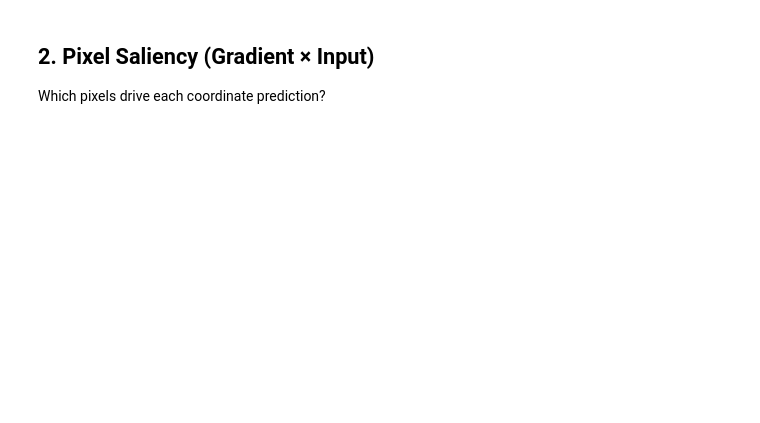
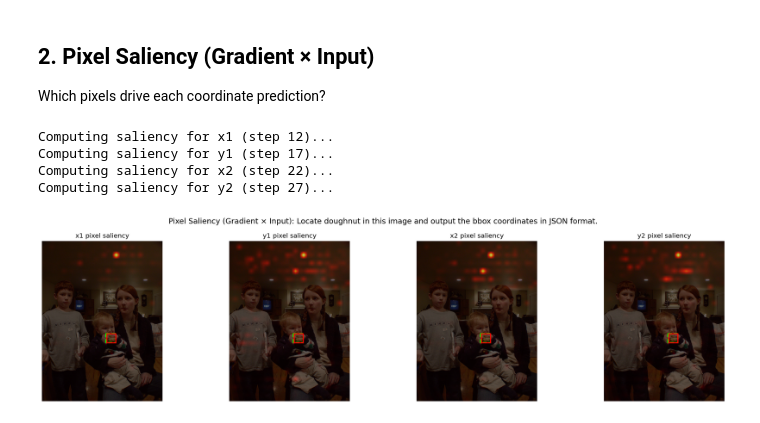
Before and after one commit to DanielShalam/qwen3-vl-grounding, a Jupyter notebook: notebooks/coordinate_analysis.ipynb, the cells around one changed output. Saved outputs shown, nothing was run; the diff lists cells and outputs as text; code cells hidden in the pictures; blank space fills up the shorter version.

```diff
--- a/notebooks/coordinate_analysis.ipynb
+++ b/notebooks/coordinate_analysis.ipynb
@@ -184,13 +196,16 @@ if coord_ranges:
 Which pixels drive each coordinate prediction?
 # %%
 def compute_pixel_saliency(model, processor, image, prompt_text, target_step, records):
-    """Compute gradient-based pixel saliency for a specific generation step."""
+    """Compute patch-level gradient saliency, mapped to image space."""
     messages = [{'role': 'user', 'content': [
         {'type': 'image', 'image': image},
         {'type': 'text', 'text': prompt_text},
     ]}]
     text = processor.apply_chat_template(messages, tokenize=False, add_generation_prompt=True)
     inputs = processor(text=[text], images=[image], return_tensors='pt').to(model.device)
+
+    grid_thw = inputs['image_grid_thw'][0]  # [T, H, W]
+    grid_h, grid_w = grid_thw[1].item(), grid_thw[2].item()
 
     generated_ids = torch.tensor([[r['token_id'] for r in records[:target_step + 1]]], device=model.device)
     input_ids = torch.cat([inputs['input_ids'], generated_ids], dim=-1)
@@ -211,16 +226,17 @@ def compute_pixel_saliency(model, processor, image, prompt_text, target_step, re
         print('  Warning: no gradient on pixel_values')
         return None
 
-    grad = pixel_values.grad.detach().cpu().float()
-    pix = pixel_values.detach().cpu().float()
-    saliency = (grad * pix).abs().squeeze()
-    if saliency.dim() == 3:
-        saliency = saliency.mean(dim=0)
-    elif saliency.dim() == 1:
-        side = int(np.sqrt(saliency.shape[0] / 3))
-        if side * side * 3 == saliency.shape[0]:
-            saliency = saliency.reshape(3, side, side).mean(dim=0)
-    return saliency.numpy()
+    # Gradient magnitude per patch: (1200, 1536) -> (1200,)
+    grad_magnitude = pixel_values.grad.detach().cpu().float().abs().mean(dim=-1)
+
+    # Reshape to spatial grid: (1200,) -> (40, 30)
+    saliency = grad_magnitude[:grid_h * grid_w].reshape(grid_h, grid_w).numpy()
+
+    # Resize to image dimensions
+    saliency = np.array(Image.fromarray(saliency).resize(
+        (image.width, image.height), Image.BILINEAR))
+
+    return saliency
 # %%
 # Compute saliency for each coordinate's first digit
 if coord_ranges:
@@ -235,31 +251,47 @@ if coord_ranges:
 
     for col, name in enumerate(['x1', 'y1', 'x2', 'y2']):
         ax = axes[col]
         ax.imshow(image)
 
         if name in coord_ranges:
             target_step = coord_ranges[name][0]
             print(f'Computing saliency for {name} (step {target_step})...')
 
             try:
                 saliency = compute_pixel_saliency(model, processor, image, prompt_text, target_step, records)
                 if saliency is not None:
                     sal_resized = np.array(Image.fromarray(saliency).resize(
                         (image.width, image.height), Image.BILINEAR))
                     ax.imshow(sal_resized, alpha=0.6, cmap='hot')
             except Exception as e:
                 print(f'  Saliency failed for {name}: {e}')
 
+        # GT box (green dash)
         if gt_coords:
             gx1, gy1, gx2, gy2 = [c/1000 for c in gt_coords]
             rect = patches.Rectangle((gx1*image.width, gy1*image.height),
                 (gx2-gx1)*image.width, (gy2-gy1)*image.height,
                 lw=2, ec='lime', fc='none', ls='--')
             ax.add_patch(rect)
 
+        # Predicted box (red solid)
+        pred_match = re.search(r'"bbox_2d"\s*:\s*\[(\d+),\s*(\d+),\s*(\d+),\s*(\d+)\]', gen_text)
+        if pred_match:
+            px1, py1, px2, py2 = [int(pred_match.group(i))/1000 for i in range(1, 5)]
+            rect_pred = patches.Rectangle((px1*image.width, py1*image.height),
+                (px2-px1)*image.width, (py2-py1)*image.height,
+                lw=2, ec='red', fc='none')
+            ax.add_patch(rect_pred)
+
         ax.set_title(f'{name} pixel saliency', fontsize=12)
         ax.axis('off')
 
-    fig.suptitle(f'Pixel Saliency (Gradient × Input): {prompt_text}', fontsize=11)
+    fig.suptitle(f'Pixel Saliency (Gradient × Input): {prompt_text}', fontsize=14)
     plt.tight_layout()
     plt.show()
+# %% [output]
+Computing saliency for x1 (step 12)...
+Computing saliency for y1 (step 17)...
+Computing saliency for x2 (step 22)...
+Computing saliency for y2 (step 27)...
+[figure, added]
```
Also changed, not shown: parts of 6 cells of this notebook, 3 other files.
